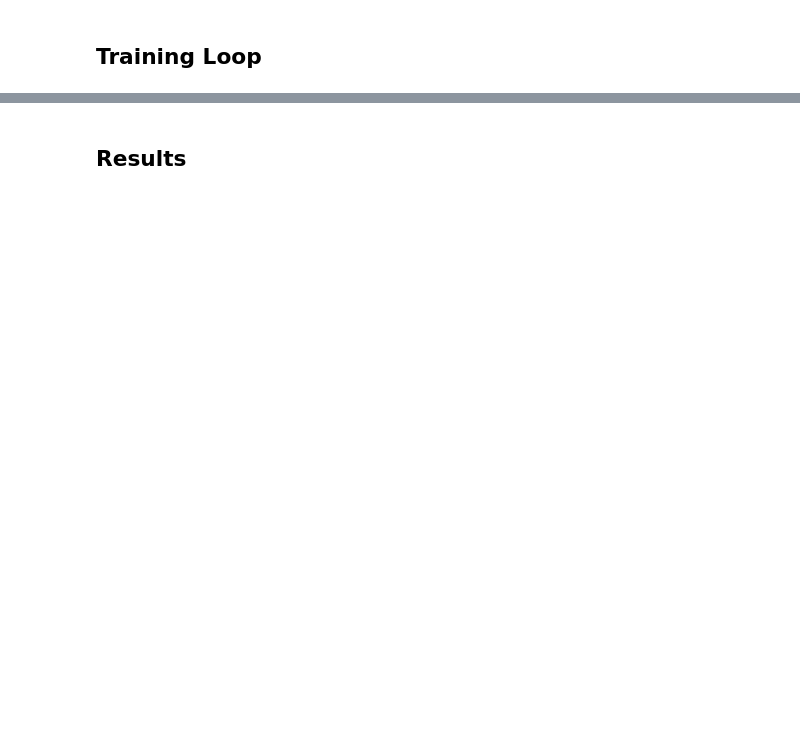
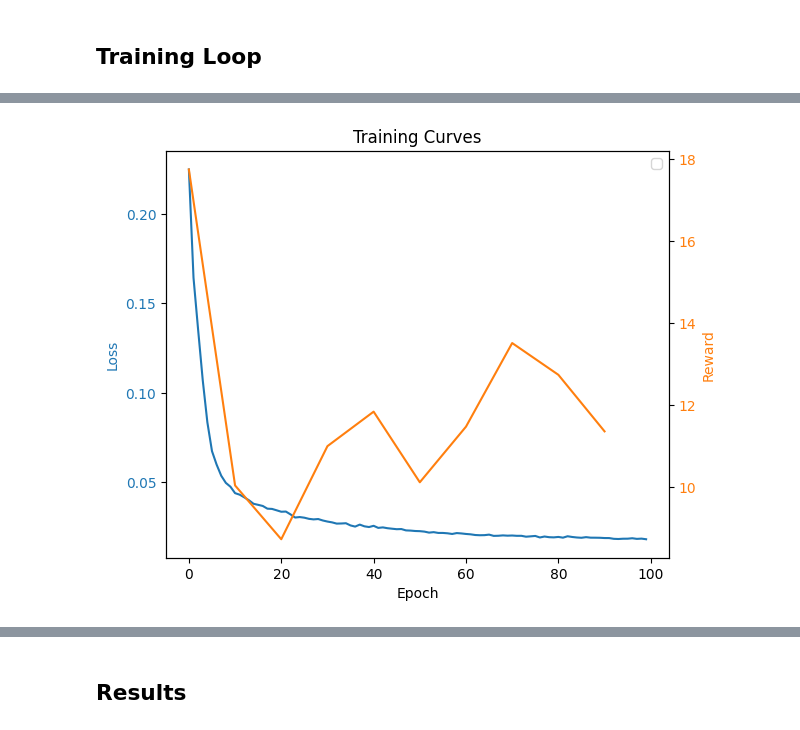
Before and after one commit to streklin/generative-ai-applications, a Jupyter notebook: generative_model.ipynb, the cells around one changed output, grey strips where cells are left out. Drawn from its saved outputs; the diff is of its cells as text; code cells hidden in the pictures; blank space fills up the shorter version.

```diff
--- a/generative_model.ipynb
+++ b/generative_model.ipynb
@@ -521,7 +622,8 @@ def simulate_behaviour(model, env, config, obs_min, obs_range, device="cuda"):
 
     return episode_reward
 # %%
-env  = minari_dataset.recover_environment()
+gym.register_envs(gymnasium_robotics)
+env  = gym.make('AdroitHandRelocate-v1', max_episode_steps=520) #minari_dataset.recover_environment()
 # %%
 test_reward = simulate_behaviour(
     model=model,
@@ -702,25 +806,23 @@ def train_model(model, config, optimizer, train_loader, device="cuda", scheduler
 
         if i % 10 == 0:
 
-            r = evaluate_model(
+            r, max_r, min_r = evaluate_model(
                 model=model,
                 env=env,
                 config=config,
-                obs_min=obs_min,
-                obs_range=obs_range
             )
 
             rewards.append(r)
 
-            if r > best_reward:
-                best_reward = r
+            if max_r > best_reward:
+                best_reward = max_r
                 torch.save(model.state_dict(), "best_decision_transformer.pth")
 
-            print(f"\rEpoch {i} Loss {loss} Current Reward: {r}, Best Reward: {best_reward}", end="")
+            print(f"\rEpoch {i + 10} Loss {loss} Current Median Reward: {r}, Max Reward: {max_r}, Min Reward: {min_r}, Best Max Reward: {best_reward}", end="")
 
     return losses, rewards
 # %%
-losses = train_model(
+losses, rewards = train_model(
     model=model,
     config=config,
     optimizer=optimizer,
@@ -729,3 +833,31 @@ losses = train_model(
+# %%
+def plot_training_curves(losses, rewards):
+    """
+    Plots the training curves for loss and rewards over time.
+    """
+    fig, ax1 = plt.subplots()
+
+    color = 'tab:blue'
+    ax1.set_xlabel('Epoch')
+    ax1.set_ylabel('Loss', color=color)
+    ax1.plot(losses, color=color)
+    ax1.tick_params(axis='y', labelcolor=color)
+
+    ax2 = ax1.twinx()  # instantiate a second axes that shares the same x-axis
+
+    color = 'tab:orange'
+    ax2.set_ylabel('Reward', color=color)  # we already handled the x-label with ax1
+    ax2.plot(np.arange(0, len(losses), 10), rewards, color=color)  # rewards are logged every 10 epochs
+    ax2.tick_params(axis='y', labelcolor=color)
+
+    fig.tight_layout()  # otherwise the right y-label is slightly clipped
+    plt.title("Training Curves")
+    plt.legend()
+    plt.show();
+# %%
+plot_training_curves(losses, rewards)
+# %% [output]
+[figure, added]
 # %%
 # Load the best model weights saved by early stopping
 try:
```
Also changed, not shown: parts of 30 cells of this notebook, 11 other files.
